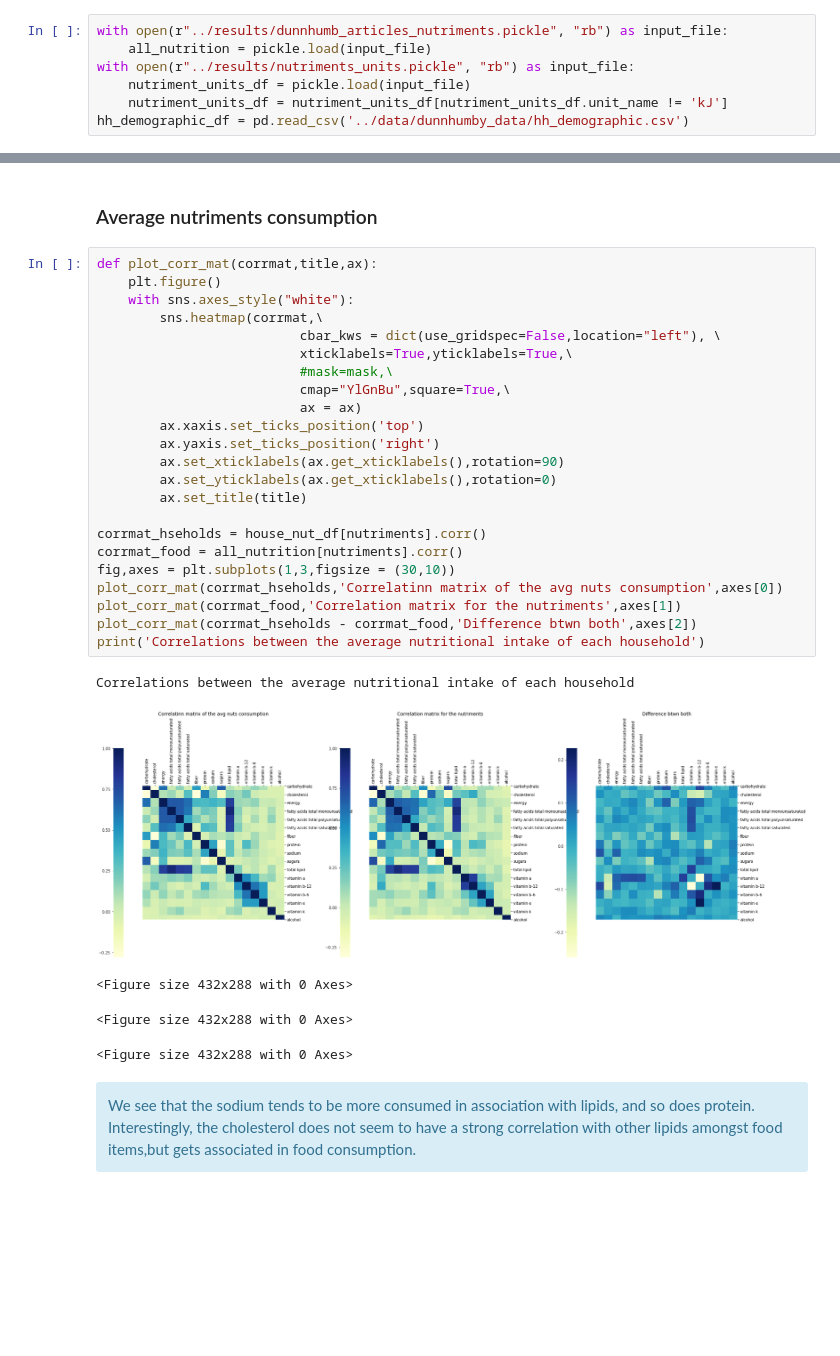
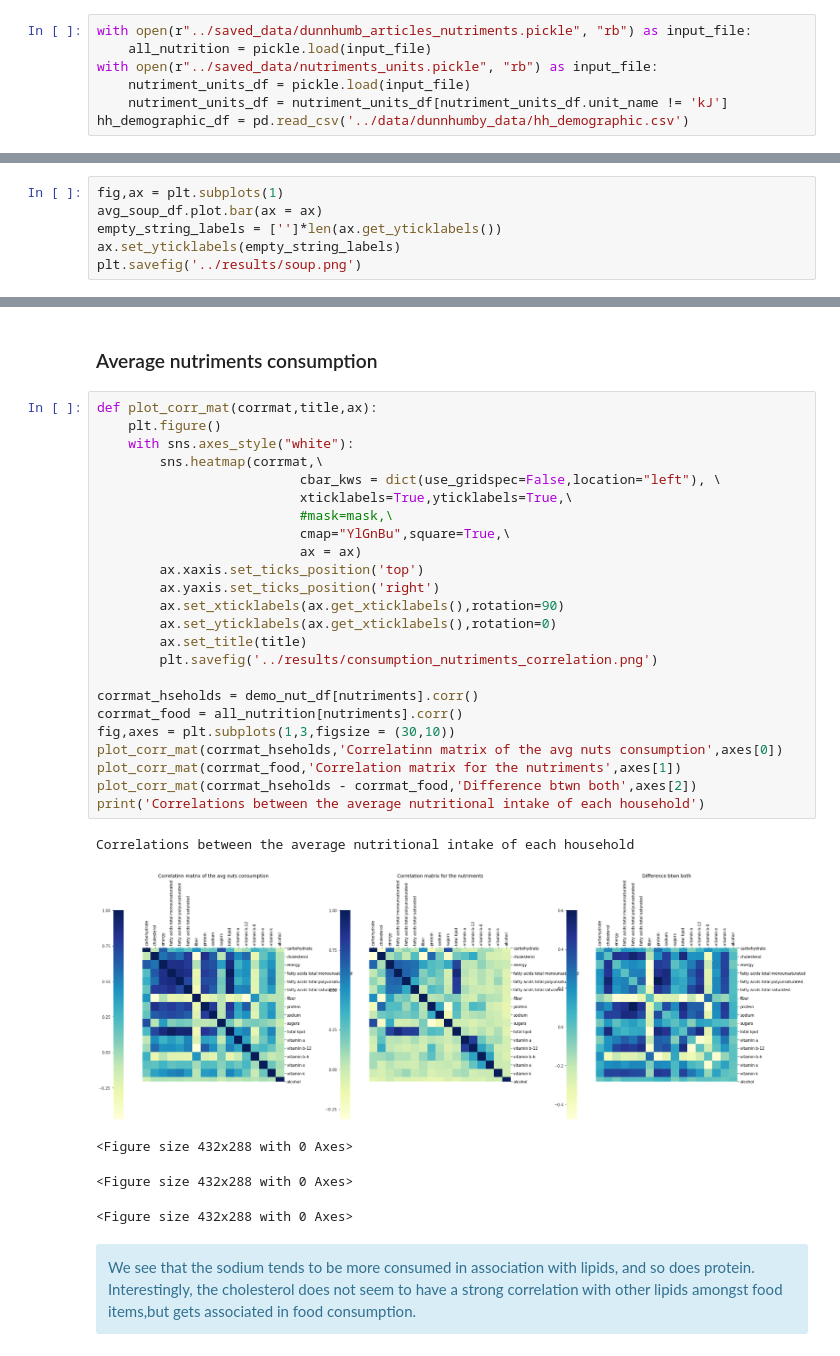
Before and after one commit to raphaelreiss/ADA_project, a Jupyter notebook: src/Demographic_Nut.ipynb, the cells around one changed output, grey strips where cells are left out. Saved outputs shown, nothing was run; the diff lists cells and outputs as text; blank space fills up the shorter version.

```diff
--- a/src/Demographic_Nut.ipynb
+++ b/src/Demographic_Nut.ipynb
@@ -193,9 +196,9 @@ food_trans_clean_df.head(5)
  The next step consists in adding the nutrition value for each of these transactions.
 </div>
 # %%
-with open(r"../results/dunnhumb_articles_nutriments.pickle", "rb") as input_file:
+with open(r"../saved_data/dunnhumb_articles_nutriments.pickle", "rb") as input_file:
     all_nutrition = pickle.load(input_file)
-with open(r"../results/nutriments_units.pickle", "rb") as input_file:
+with open(r"../saved_data/nutriments_units.pickle", "rb") as input_file:
     nutriment_units_df = pickle.load(input_file)
     nutriment_units_df = nutriment_units_df[nutriment_units_df.unit_name != 'kJ']
 hh_demographic_df = pd.read_csv('../data/dunnhumby_data/hh_demographic.csv')
@@ -267,0 +284,6 @@ avg_soup_df.plot.bar()
+# %%
+fig,ax = plt.subplots(1)
+avg_soup_df.plot.bar(ax = ax)
+empty_string_labels = ['']*len(ax.get_yticklabels())
+ax.set_yticklabels(empty_string_labels)
+plt.savefig('../results/soup.png')
@@ -523,29 +584,30 @@ One intersting characteristic of this plot is the trend to consume more fibers a
 # %%
 def plot_corr_mat(corrmat,title,ax):
     plt.figure()
     with sns.axes_style("white"):
         sns.heatmap(corrmat,\
                           cbar_kws = dict(use_gridspec=False,location="left"), \
                           xticklabels=True,yticklabels=True,\
                           #mask=mask,\
                           cmap="YlGnBu",square=True,\
                           ax = ax)
         ax.xaxis.set_ticks_position('top')
         ax.yaxis.set_ticks_position('right')
         ax.set_xticklabels(ax.get_xticklabels(),rotation=90)
         ax.set_yticklabels(ax.get_xticklabels(),rotation=0)
         ax.set_title(title)
+        plt.savefig('../results/consumption_nutriments_correlation.png')
 
-corrmat_hseholds = house_nut_df[nutriments].corr()
+corrmat_hseholds = demo_nut_df[nutriments].corr()
 corrmat_food = all_nutrition[nutriments].corr()
 fig,axes = plt.subplots(1,3,figsize = (30,10))
 plot_corr_mat(corrmat_hseholds,'Correlatinn matrix of the avg nuts consumption',axes[0])
 plot_corr_mat(corrmat_food,'Correlation matrix for the nutriments',axes[1])
 plot_corr_mat(corrmat_hseholds - corrmat_food,'Difference btwn both',axes[2])
 print('Correlations between the average nutritional intake of each household')
 # %% [output]
 Correlations between the average nutritional intake of each household
-[figure, old version]
+[figure, new version]
 <Figure size 432x288 with 0 Axes>
 <Figure size 432x288 with 0 Axes>
 <Figure size 432x288 with 0 Axes>
```
Also changed, not shown: parts of 23 cells of this notebook, 43 other files.
